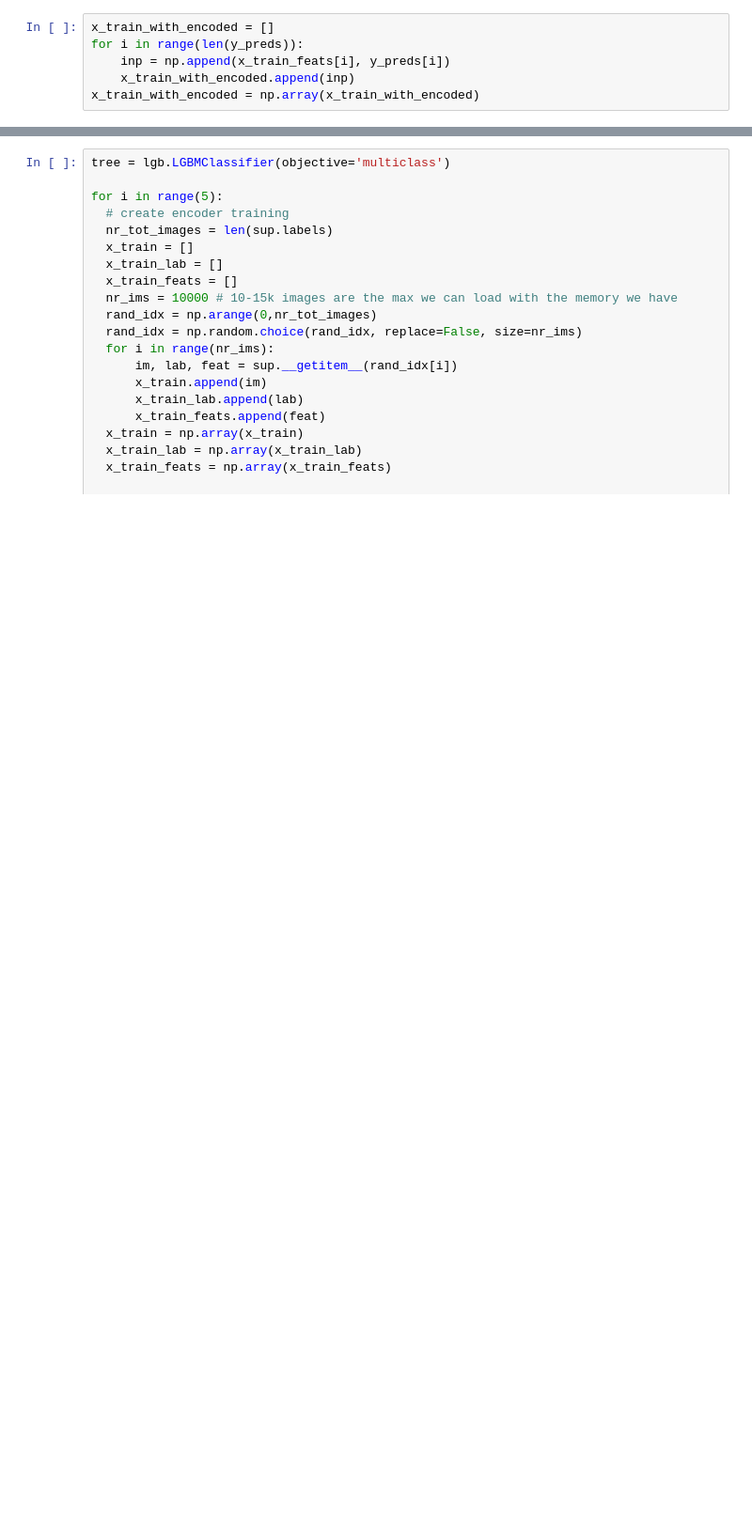
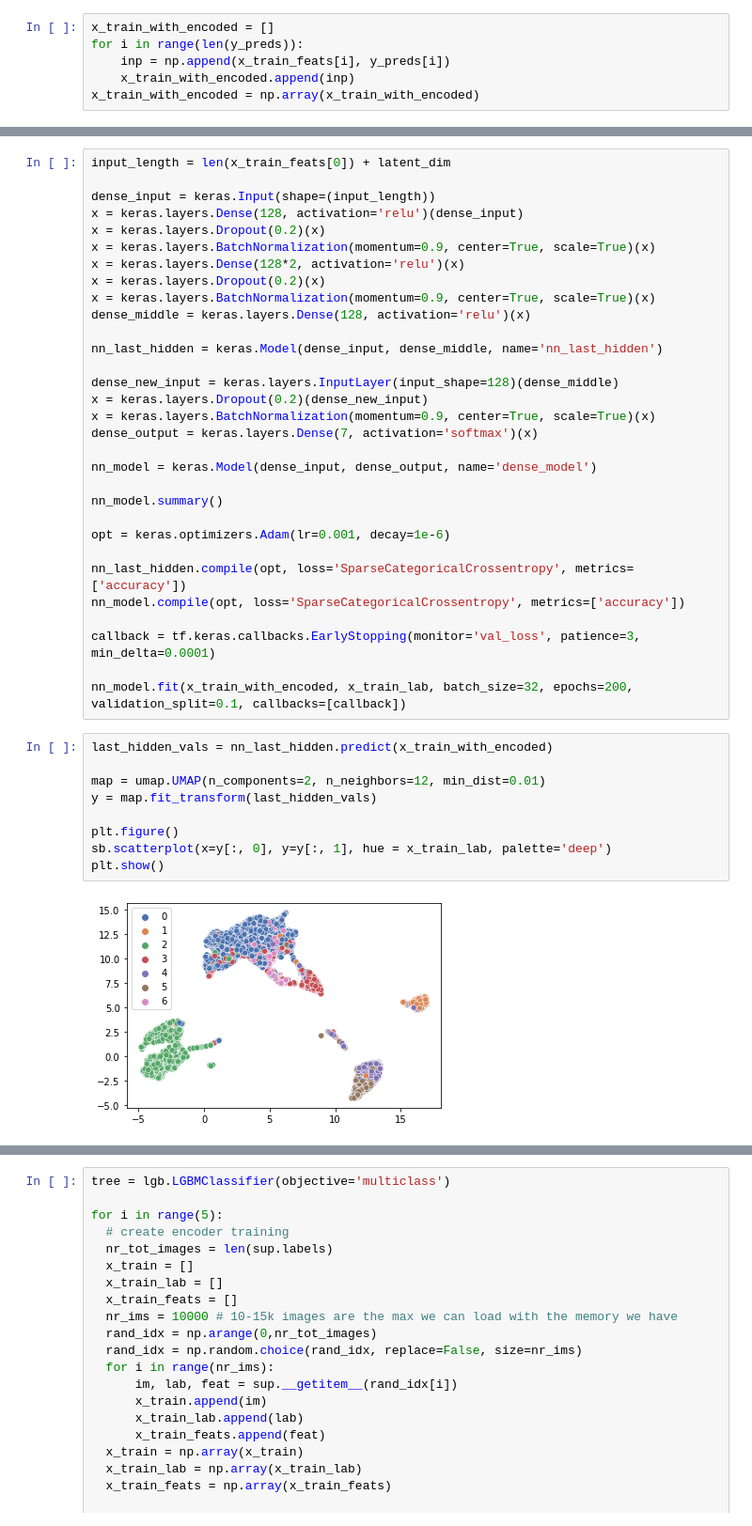
Before and after one commit to MadsNL/AMLMain, a Jupyter notebook: AML_IceCores.ipynb, the cells around one changed output, grey strips where cells are left out. Shown at 94% size. Cells and saved outputs as stored; diff of their text form; blank space fills up the shorter version.

```diff
--- a/AML_IceCores.ipynb
+++ b/AML_IceCores.ipynb
@@ -272,2 +236,44 @@ Epoch 7/200
+# %%
+input_length = len(x_train_feats[0]) + latent_dim
+
+dense_input = keras.Input(shape=(input_length))
+x = keras.layers.Dense(128, activation='relu')(dense_input)
+x = keras.layers.Dropout(0.2)(x)
+x = keras.layers.BatchNormalization(momentum=0.9, center=True, scale=True)(x)
+x = keras.layers.Dense(128*2, activation='relu')(x)
+x = keras.layers.Dropout(0.2)(x)
+x = keras.layers.BatchNormalization(momentum=0.9, center=True, scale=True)(x)
+dense_middle = keras.layers.Dense(128, activation='relu')(x)
+
+nn_last_hidden = keras.Model(dense_input, dense_middle, name='nn_last_hidden')
+
+dense_new_input = keras.layers.InputLayer(input_shape=128)(dense_middle)
+x = keras.layers.Dropout(0.2)(dense_new_input)
+x = keras.layers.BatchNormalization(momentum=0.9, center=True, scale=True)(x)
+dense_output = keras.layers.Dense(7, activation='softmax')(x)
+
+nn_model = keras.Model(dense_input, dense_output, name='dense_model')
+
+nn_model.summary()
+
+opt = keras.optimizers.Adam(lr=0.001, decay=1e-6)
+
+nn_last_hidden.compile(opt, loss='SparseCategoricalCrossentropy', metrics=['accuracy'])
+nn_model.compile(opt, loss='SparseCategoricalCrossentropy', metrics=['accuracy'])
+
+callback = tf.keras.callbacks.EarlyStopping(monitor='val_loss', patience=3, min_delta=0.0001)
+
+nn_model.fit(x_train_with_encoded, x_train_lab, batch_size=32, epochs=200, validation_split=0.1, callbacks=[callback])
+# %%
+last_hidden_vals = nn_last_hidden.predict(x_train_with_encoded)
+
+map = umap.UMAP(n_components=2, n_neighbors=12, min_dist=0.01)
+y = map.fit_transform(last_hidden_vals)
+
+plt.figure()
+sb.scatterplot(x=y[:, 0], y=y[:, 1], hue = x_train_lab, palette='deep')
+plt.show()
+# %% [output]
+[figure, added]
 # %%
 dense_model.save('dense_model')
```
Also changed, not shown: parts of 10 cells of this notebook.
